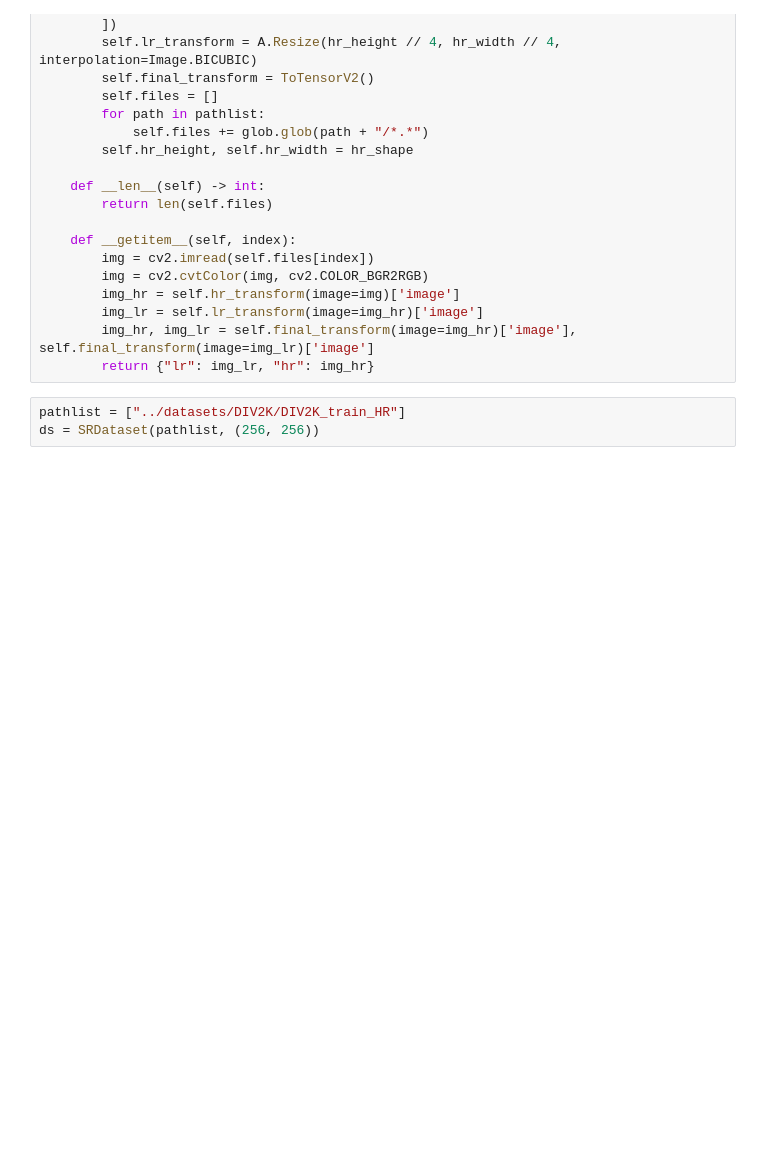
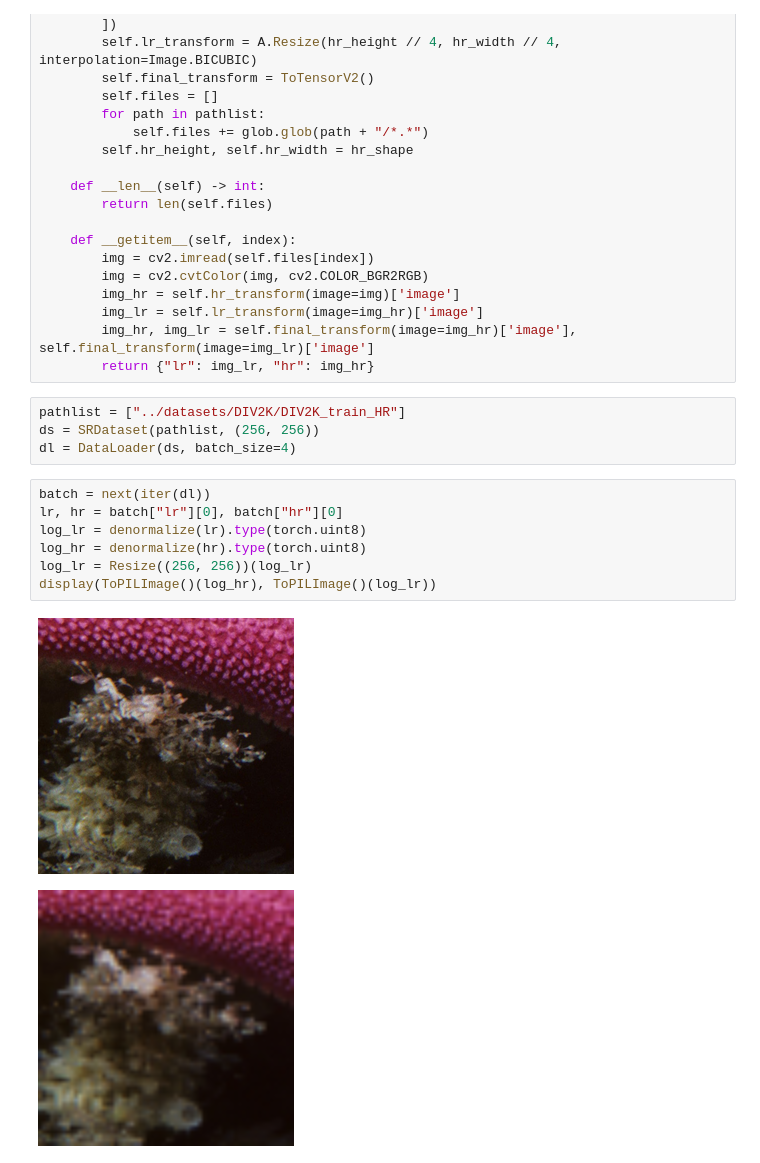
Before and after one commit to ArchiMickey/pl_esrgan, a Jupyter notebook: notebooks/datasets.ipynb, the cells around one changed output. Cells and saved outputs as stored; diff of their text form; blank space fills up the shorter version.

```diff
--- a/notebooks/datasets.ipynb
+++ b/notebooks/datasets.ipynb
@@ -49,6 +49,17 @@ class SRDataset(Dataset):
 # %%
 pathlist = ["../datasets/DIV2K/DIV2K_train_HR"]
 ds = SRDataset(pathlist, (256, 256))
+dl = DataLoader(ds, batch_size=4)
+# %%
+batch = next(iter(dl))
+lr, hr = batch["lr"][0], batch["hr"][0]
+log_lr = denormalize(lr).type(torch.uint8)
+log_hr = denormalize(hr).type(torch.uint8)
+log_lr = Resize((256, 256))(log_lr)
+display(ToPILImage()(log_hr), ToPILImage()(log_lr))
+# %% [output]
+[figure, added]
+[figure, added]
 # %%
 rand_idx = np.random.randint(0, len(ds))
 data = ds[rand_idx]
```
Also changed, not shown: parts of 2 cells of this notebook, 3 other files.
